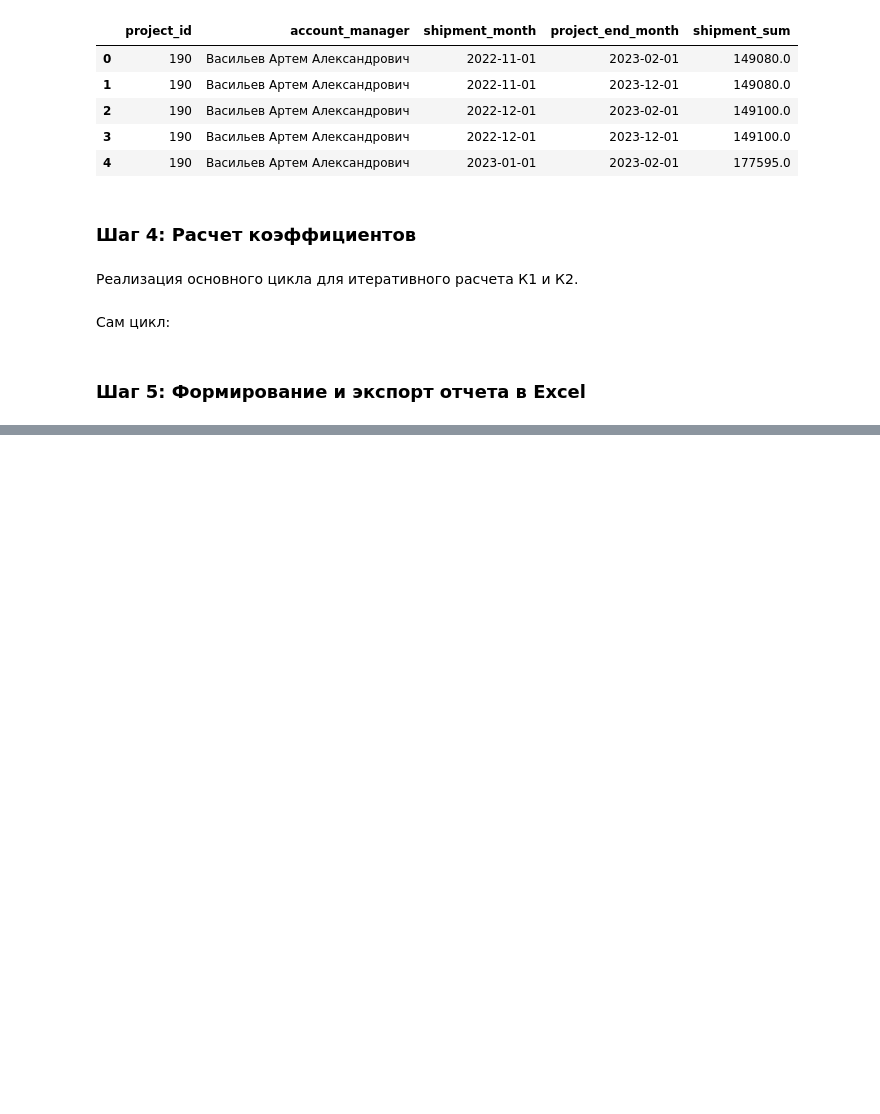
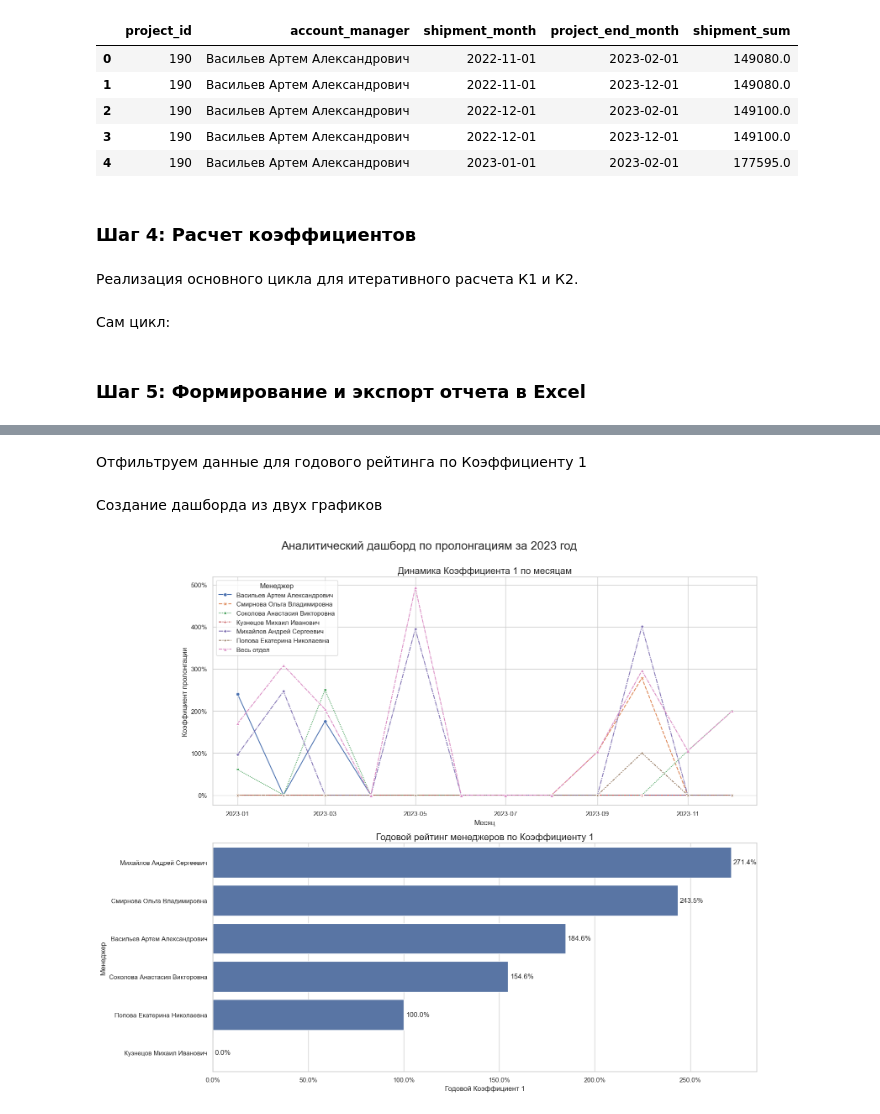
Before and after one commit to korolleev/prolongation, a Jupyter notebook: prolongation.ipynb, the cells around one changed output, grey strips where cells are left out. Saved outputs shown, nothing was run; the diff lists cells and outputs as text; code cells hidden in the pictures; blank space fills up the shorter version.

Commit message:
plt, new .xlsx
Added visualization using plt, and the main report was moved to another .xlsx file

```diff
--- a/prolongation.ipynb
+++ b/prolongation.ipynb
@@ -64,6 +68,3 @@ df_prolongations['month'] = pd.to_datetime(df_prolongations['Дата_norm'], fo
-# %%
-df_prolongations = df_prolongations.drop(columns=['Дата_norm'])
-df_financial_long = df_financial_long.drop(columns=['Дата_norm'])
 # %%
 df_financial_long = df_financial_long.sort_values(by=['id', 'shipment_month_str'])
 
@@ -245,0 +244,2 @@ with pd.ExcelWriter(file_name, engine='xlsxwriter') as writer:
+# %%
+sns.set_theme(style="whitegrid")
@@ -245,0 +248,75 @@ with pd.ExcelWriter(file_name, engine='xlsxwriter') as writer:
+# %%
+k1_monthly_df = results_df[
+    (results_df['Метрика'] == 'Коэффициент 1') &
+    (results_df['Месяц'] != 'Годовой')
+].copy()
+
+k1_monthly_df['Месяц'] = pd.to_datetime(k1_monthly_df['Месяц'])
+# %% [markdown]
+Отфильтруем данные для годового рейтинга по Коэффициенту 1
+# %%
+k1_yearly_df = results_df[
+    (results_df['Метрика'] == 'Коэффициент 1 (Год)') &
+    (results_df['Менеджер'] != 'Весь отдел')
+].sort_values('Значение', ascending=False)
+# %% [markdown]
+Создание дашборда из двух графиков
+# %%
+fig, axes = plt.subplots(2, 1, figsize=(16, 14))
+fig.suptitle('Аналитический дашборд по пролонгациям за 2023 год', fontsize=20, y=0.95)
+
+# График A: Динамика Коэффициента 1 по месяцам
+
+ax1 = sns.lineplot(
+    data=k1_monthly_df,
+    x='Месяц',
+    y='Значение',
+    hue='Менеджер', # Разделяем на линии по менеджерам
+    style='Менеджер', # Используем разные стили линий для лучшей читаемости
+    markers=True, # Добавляем маркеры на точки данных
+    dashes=True,
+    ax=axes[0] # Размещаем на верхней части сетки
+)
+
+# Настройка верхнего графика
+ax1.set_title('Динамика Коэффициента 1 по месяцам', fontsize=16)
+ax1.set_xlabel('Месяц')
+ax1.set_ylabel('Коэффициент пролонгации')
+# Форматируем ось Y в проценты
+ax1.yaxis.set_major_formatter(mtick.PercentFormatter(xmax=1.0, decimals=0))
+ax1.legend(title='Менеджер')
+
+# График Б: Годовой рейтинг менеджеров
+
+ax2 = sns.barplot(
+    data=k1_yearly_df,
+    x='Значение',
+    y='Менеджер',
+    orient='h', # Гориентируем график горизонтально
+    ax=axes[1] # Размещаем на нижней части сетки
+)
+
+# Настройка нижнего графика
+ax2.set_title('Годовой рейтинг менеджеров по Коэффициенту 1', fontsize=16)
+ax2.set_xlabel('Годовой Коэффициент 1')
+ax2.set_ylabel('Менеджер')
+# Форматируем ось X в проценты
+ax2.xaxis.set_major_formatter(mtick.PercentFormatter(xmax=1.0, decimals=1))
+
+# Добавляем значения на столбцы гистограммы для наглядности
+for p in ax2.patches:
+    width = p.get_width()
+    ax2.text(width + 0.01, # небольшое смещение от конца столбца
+             p.get_y() + p.get_height() / 2,
+             f'{width:.1%}', # форматируем значение как процент
+             va='center')
+
+# Автоматически корректируем расположение элементов, чтобы они не накладывались
+plt.tight_layout(rect=[0, 0, 1, 0.95])
+
+dashboard_filename = 'prolongation_dashboard.png'
+plt.savefig(dashboard_filename, dpi=300, bbox_inches='tight')
+
+plt.show()
+# %% [output]
+[figure, added]
```
Also changed, not shown: parts of 9 cells of this notebook, 5 other files.
